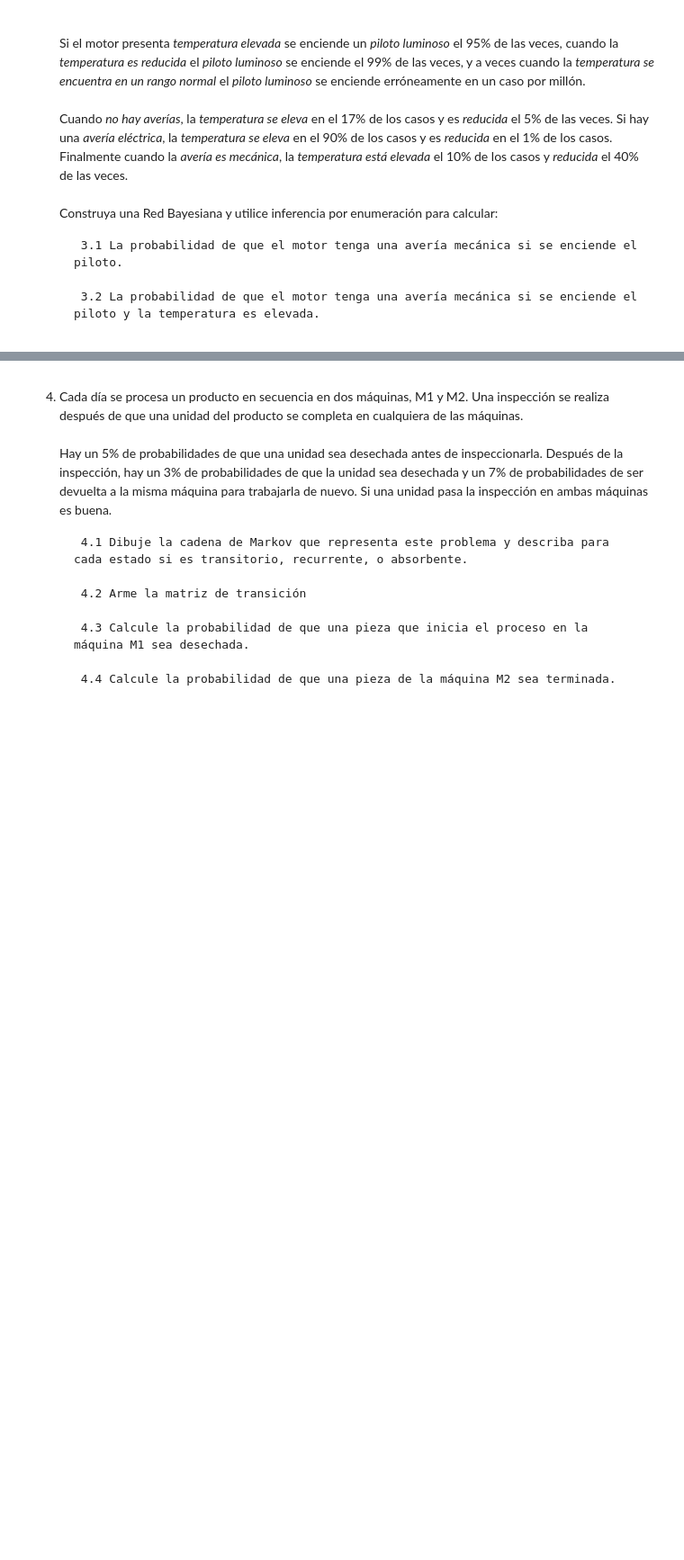
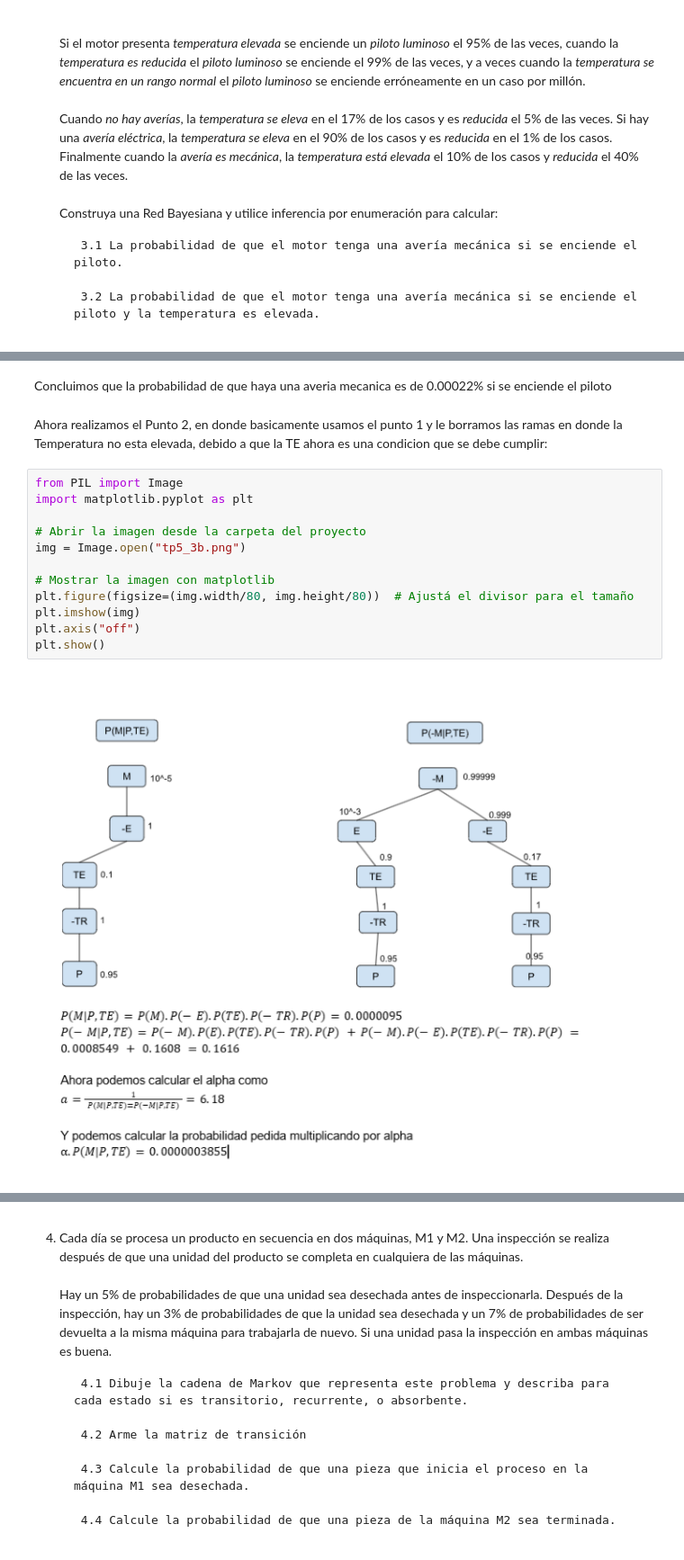
Before and after one commit to FrancoDujanoff/IA_Grupo4, a Jupyter notebook: tp5.ipynb, the cells around one changed output, grey strips where cells are left out. Shown: that part at 90% size. Cells and saved outputs as stored; diff of their text form; blank space fills up the shorter version.

```diff
--- a/tp5.ipynb
+++ b/tp5.ipynb
@@ -55,0 +72,18 @@ Podemos interpretar que si encontramos un clavo defectuoso, tenemos una probabil
+# %% [markdown]
+Concluimos que la probabilidad de que haya una averia mecanica es de 0.00022% si se enciende el piloto
+# %% [markdown]
+Ahora realizamos el Punto 2, en donde basicamente usamos el punto 1 y le borramos las ramas en donde la Temperatura no esta elevada, debido a que la TE ahora es una condicion que se debe cumplir:
+# %%
+from PIL import Image
+import matplotlib.pyplot as plt
+
+# Abrir la imagen desde la carpeta del proyecto
+img = Image.open("tp5_3b.png")
+
+# Mostrar la imagen con matplotlib
+plt.figure(figsize=(img.width/80, img.height/80))  # Ajustá el divisor para el tamaño
+plt.imshow(img)
+plt.axis("off")
+plt.show()
+# %% [output]
+[figure, added]
```
Also changed, not shown: parts of 3 cells of this notebook, 2 other files.
